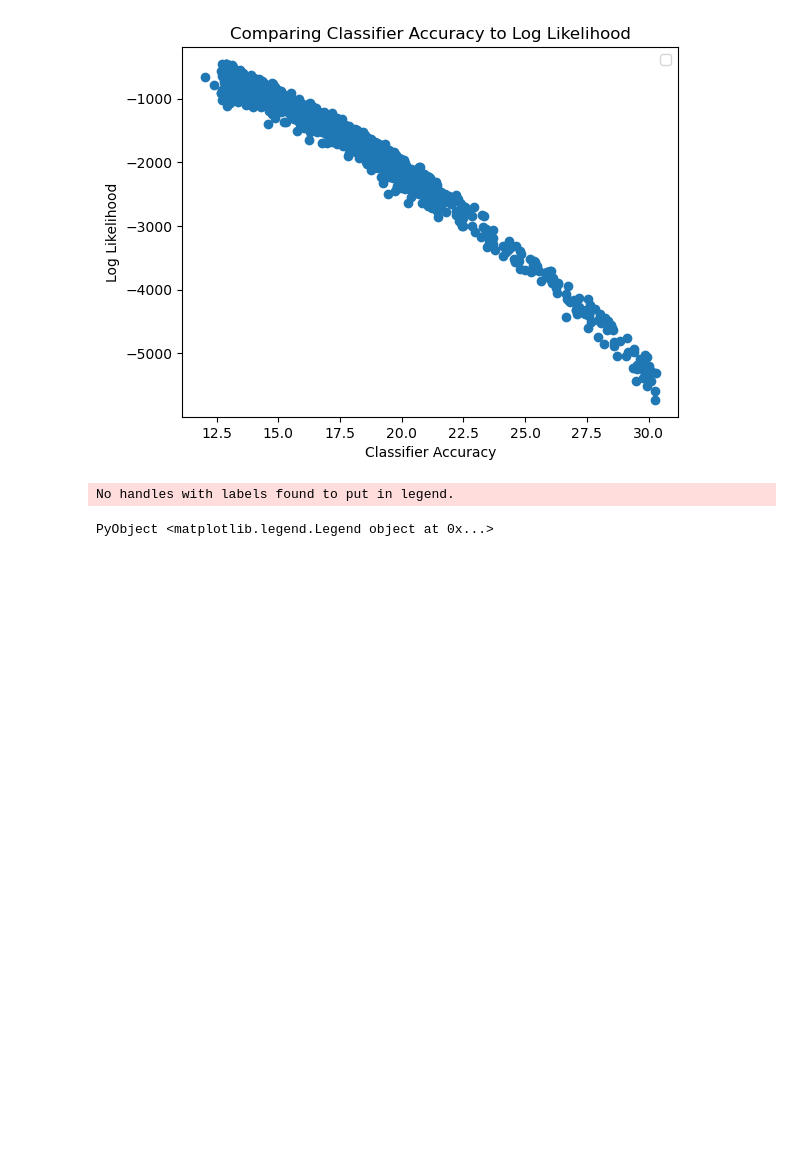
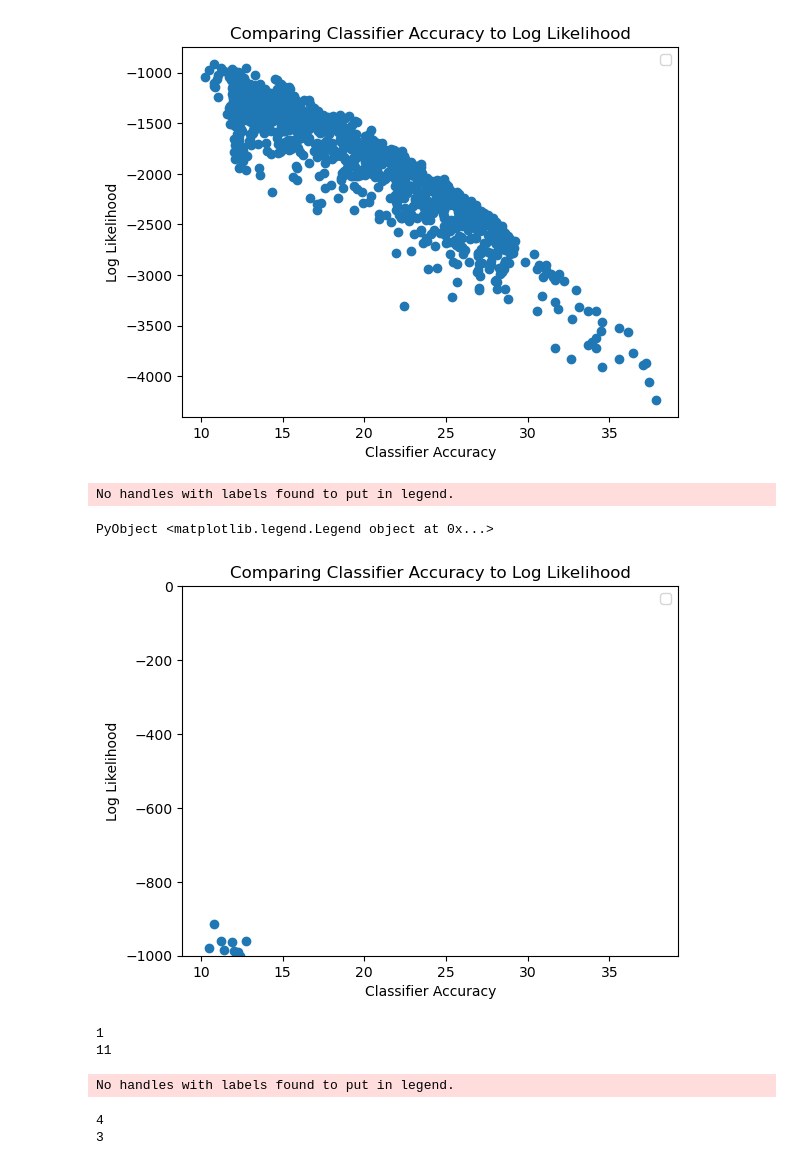
Before and after one commit to jberezow/RJMCMC, a Jupyter notebook: Thesis-LayerNet.ipynb, the cells around one changed output. Saved outputs shown, nothing was run; the diff lists cells and outputs as text; code cells hidden in the pictures; blank space fills up the shorter version.

```diff
--- a/Thesis-LayerNet.ipynb
+++ b/Thesis-LayerNet.ipynb
@@ -268,7 +339,7 @@ classifier(x);
 obs_master = choicemap()::ChoiceMap
 obs_master[:y] = y_real
 obs = obs_master;
-obs[:l] = 5
+#obs[:l] = 5
 
 scores = []
 distances = []
@@ -317,9 +388,23 @@ plt.ylabel("Log Likelihood")
 #plt.ylim(-5000,2000)
 plt.legend()
 # %% [output]
-[figure, old version]
+[figure, new version]
 No handles with labels found to put in legend.
 PyObject <matplotlib.legend.Legend object at 0x...>
+# %%
+PyPlot.scatter(distances, scores)
+plt.title("Comparing Classifier Accuracy to Log Likelihood")
+plt.xlabel("Classifier Accuracy")
+plt.ylabel("Log Likelihood")
+plt.ylim(-1000,0)
+plt.legend()
+println(best_trace[:l])
+println(best_trace[(:k,1)])
+# %% [output]
+[figure, added]
+1
+11
+No handles with labels found to put in legend.
 # %%
 #-------------------------
 #Layer Birth / Death Moves
@@ -549,6 +648,17 @@ end
     return new_trace
 
 end;
+# %%
+obs = obs_master
+obs[:l] = 3
+hz = 3
+(trace,) = generate(classifier, (x,), obs)
+trace2 = node_death(trace,hz)
+println(trace[(:k,hz)])
+println(trace2[(:k,hz)])
+# %% [output]
+4
+3
 # %%
 #-------------------------
 #RJMCMC - Layers and Nodes
```
Also changed, not shown: parts of 25 cells of this notebook.
